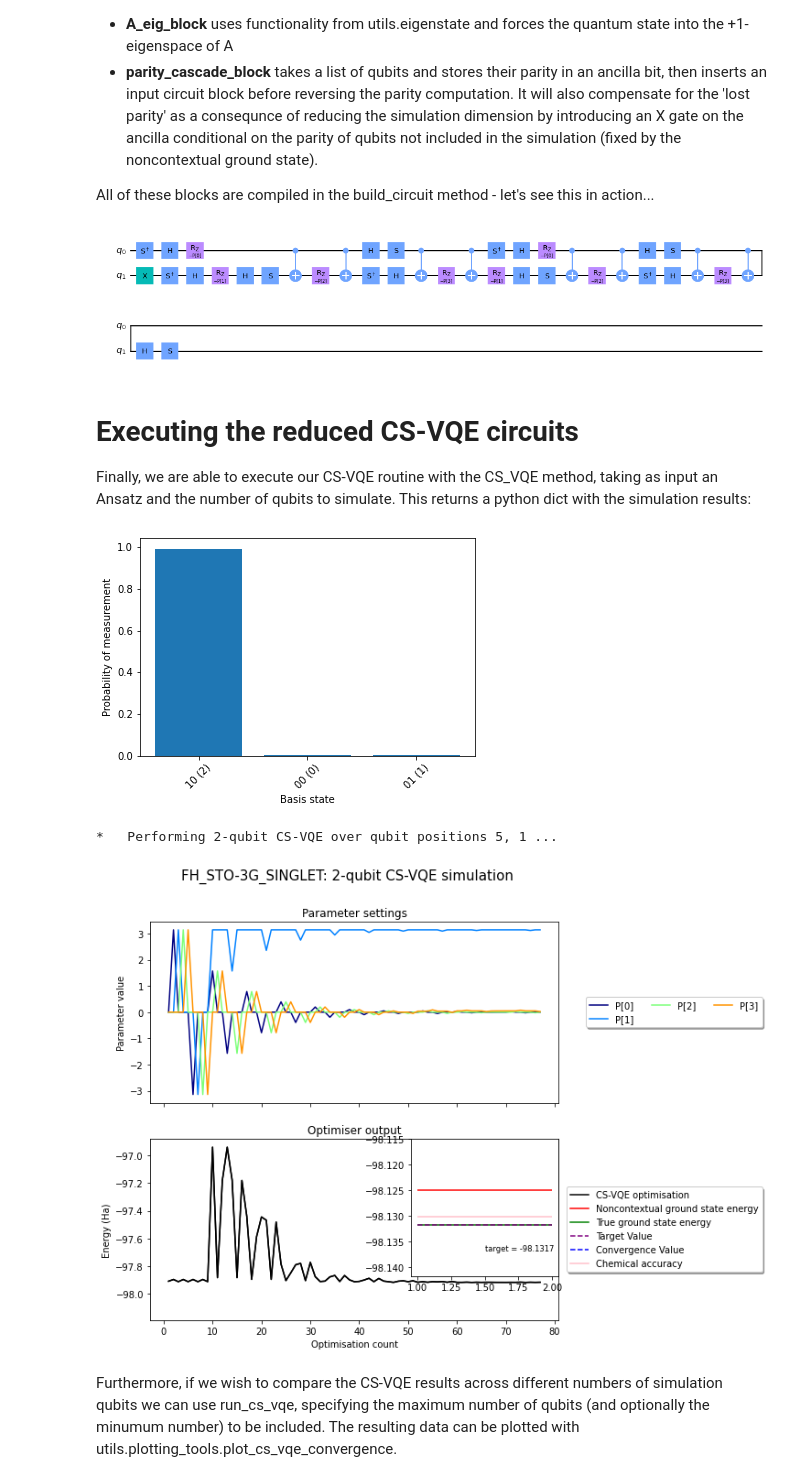
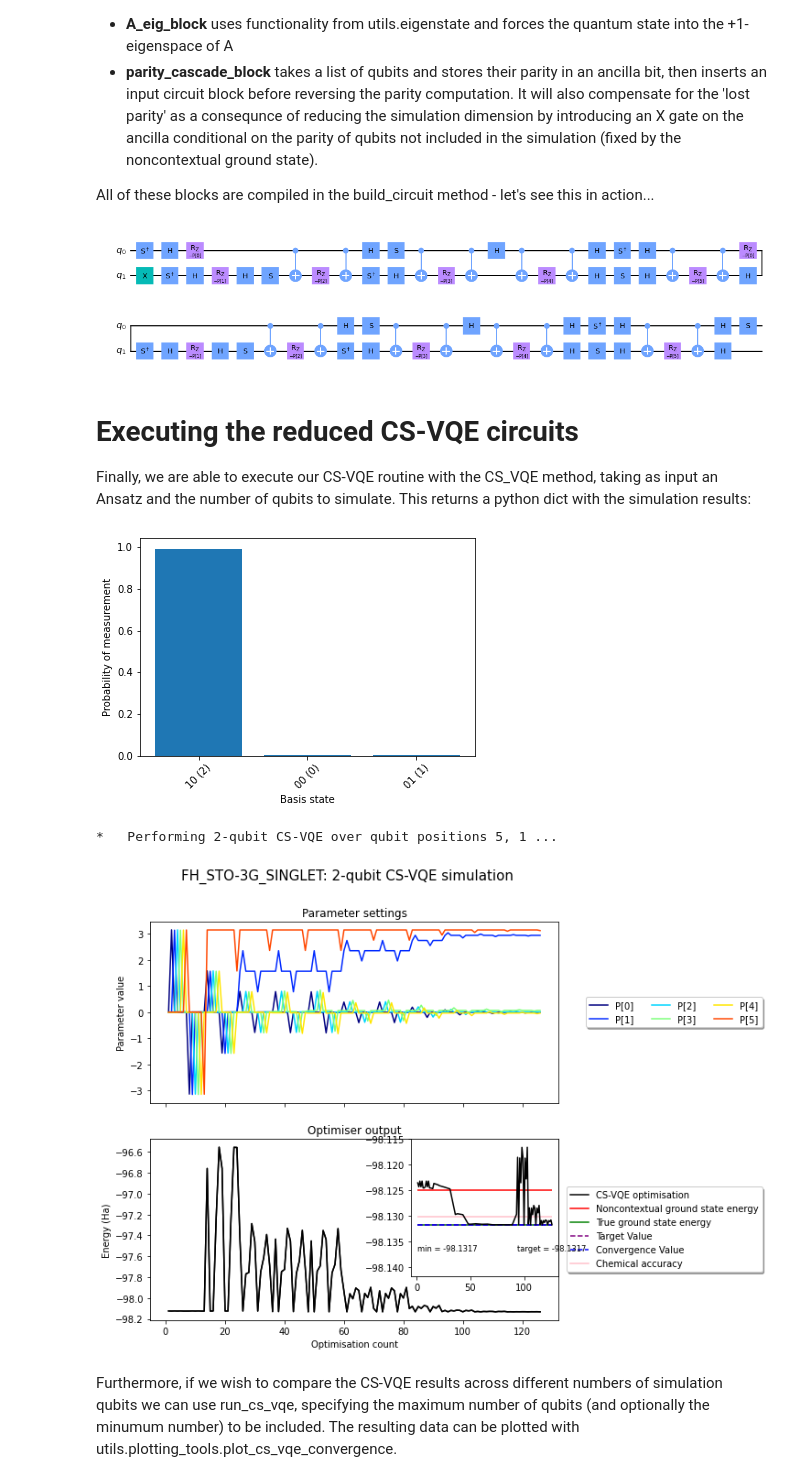
Before and after one commit to wmkirby1/CS-VQE, a Jupyter notebook: usage.ipynb, the cells around one changed output. Saved outputs shown, nothing was run; the diff lists cells and outputs as text; code cells hidden in the pictures.

```diff
--- a/usage.ipynb
+++ b/usage.ipynb
@@ -47,7 +47,7 @@ Our CS-VQE circuit class requires an input Hamiltonian, a noncontextual subset o
 Optionally, we may specify the qubit inclusion order (by default the optimal ordering will be determined) and choose which rotations to perform (i.e. just those diagonalising G or the additional unitary partitioning A rotations).
 # %%
 print('Hamiltonian is contextual?', cs_tools.contextualQ_ham(ham), '\n')
-terms_noncon = cs_tools.greedy_dfs(ham, 1, criterion='size')[-1]
+terms_noncon = cs_tools.greedy_dfs(ham, 5, criterion='size')[-1]
 print('Noncontextual subset:', terms_noncon, '\n')
 mol_circ = cs_circ.cs_vqe_circuit(hamiltonian = ham,
                                   terms_noncon= terms_noncon,
@@ -71,9 +71,9 @@ Given the number of qubits we wish to simulate, our circ_vqe_circuit instance in
 # %%
 import random
 num_sim_q = mol_circ.chem_acc_num_q
-anz_indicies = [2,4,5] #[random.randint(0, len(uccsd.keys())) for i in range(50)]
-anz = {op:uccsd[op] for op in [list(uccsd.keys())[i] for i in anz_indicies]}
-#anz = uccsd
+#anz_indicies = [2,4,5] #[random.randint(0, len(uccsd.keys())) for i in range(50)]
+#anz = {op:uccsd[op] for op in [list(uccsd.keys())[i] for i in anz_indicies]}
+anz = uccsd
 
 print('Qubits Included in Simulation:', mol_circ.sim_qubits(num_sim_q)[0])
 print('Mapping onto available qubits:', mol_circ.qubit_map(num_sim_q), '\n')
@@ -103,7 +103,7 @@ All of these blocks are compiled in the build_circuit method - let's see this in
 # %%
 mol_circ.build_circuit(anz, num_sim_q).draw(output='mpl')
 # %% [output]
-[figure, old version]
+[figure, new version]
 # %%
 #fig.savefig("plots/usage_circuit.png", dpi=300)
 # %% [markdown]
@@ -113,16 +113,16 @@ Finally, we are able to execute our CS-VQE routine with the CS_VQE method, takin
 # %%
 cs_vqe_results = mol_circ.CS_VQE(anz_terms=anz,
                                  num_sim_q=num_sim_q,
                                  optimizer=IMFIL(maxiter=10000),
                                  param_bound=np.pi,
-                                 noise=True)
+                                 noise=False)
 
 title = '%s: %i-qubit CS-VQE simulation' % (speciesname, num_sim_q)
 fig = plot.plot_parameter_settings(cs_vqe_results, title=title)
 # %% [output]
 [figure]
 *   Performing 2-qubit CS-VQE over qubit positions 5, 1 ...
-[figure, old version]
+[figure, new version]
 # %%
 fig.savefig("plots/tapered/"+speciesname+"-tapered-CS-VQE-uccsd_ansatz.png", dpi=300, bbox_inches='tight')
 # %% [markdown]
```
Also changed, not shown: parts of 5 cells of this notebook, 9 other files.
